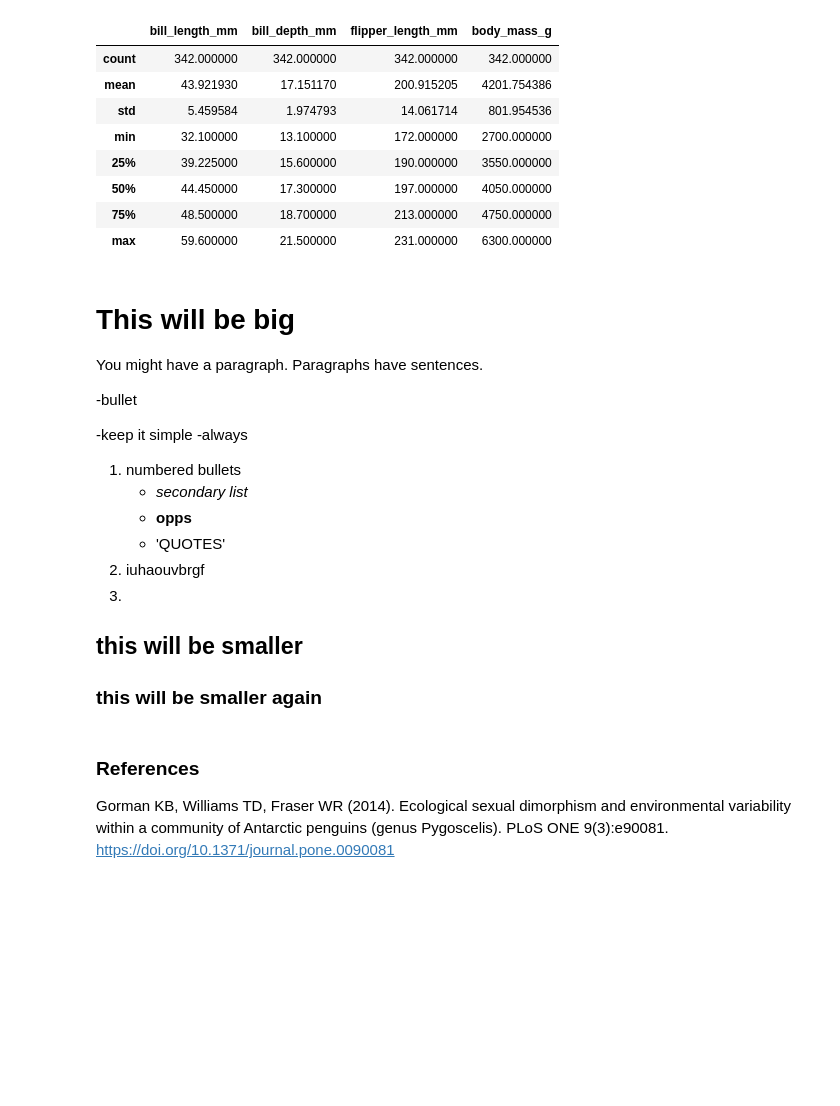
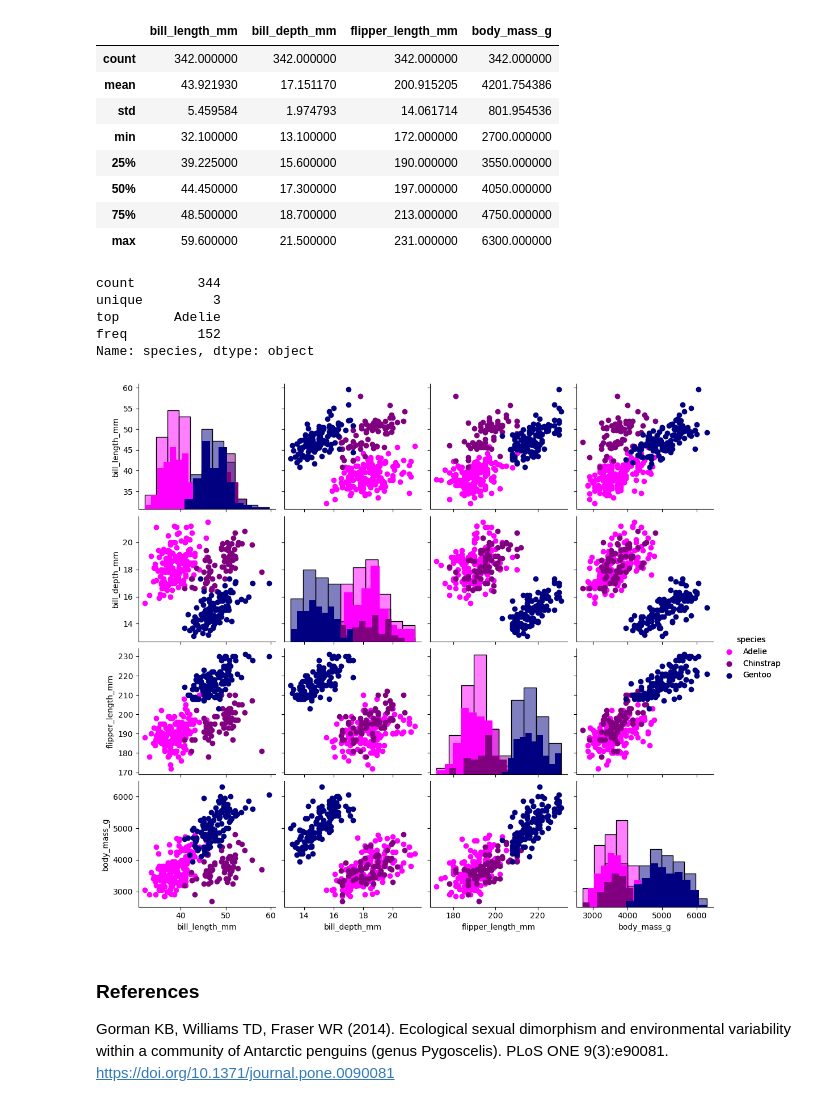
Before and after one commit to Laura6826/PofDA-mywork, a Jupyter notebook: penguins.ipynb, the cells around one changed output. Cells and saved outputs as stored; diff of their text form; code cells hidden in the pictures; blank space fills up the shorter version.

Commit message:
addimg some graphs

```diff
--- a/penguins.ipynb
+++ b/penguins.ipynb
@@ -130,27 +132,31 @@ df.describe()
 | 50% | 44.450000 | 17.300000 | 197.000000 | 4050.000000 |
 | 75% | 48.500000 | 18.700000 | 213.000000 | 4750.000000 |
 | max | 59.600000 | 21.500000 | 231.000000 | 6300.000000 |
-# %% [markdown]
-# This will be big
-
-You might have a paragraph. Paragraphs have sentences.
-
--bullet
-
-  -keep it simple
-     -always
-
-
-1. numbered bullets
-    - *secondary list*
-    - **opps**
-    - 'QUOTES'
-1. iuhaouvbrgf
-1.
-
-
-## this will be smaller
-### this will be smaller again
+# %%
+# Filter the data by the species.
+adelie_df = df[df["species"] == "adelie"]
+gentoo_df=df[df["species"] == "gentoo"]
+chinstrap_df=df[df["species"] == "chinstrap"]
+
+summary_adelie = adelie_df.describe().map(lambda x: f"{x:0.2f}")
+summary_gentoo = gentoo_df.describe().map(lambda x: f"{x:0.2f}")
+summary_chinstrap = chinstrap_df.describe().map(lambda x: f"{x:0.2f}")
+
+df['species'].describe()
+# %% [output]
+count        344
+unique         3
+top       Adelie
+freq         152
+Name: species, dtype: object
+# %%
+# Seanbord: Pairplot can be used to create a figure containing a histogram for all
+# Reference: <https://seaborn.pydata.org/generated/seaborn.PairGrid.html>
+
+sns.pairplot(df, hue = "species", diag_kind = "hist", palette = ["magenta","purple","navy"])
+plt.show()
+# %% [output]
+[figure, added]
 # %% [markdown]
 ### References
 
```
Also changed, not shown: parts of 2 cells of this notebook.
